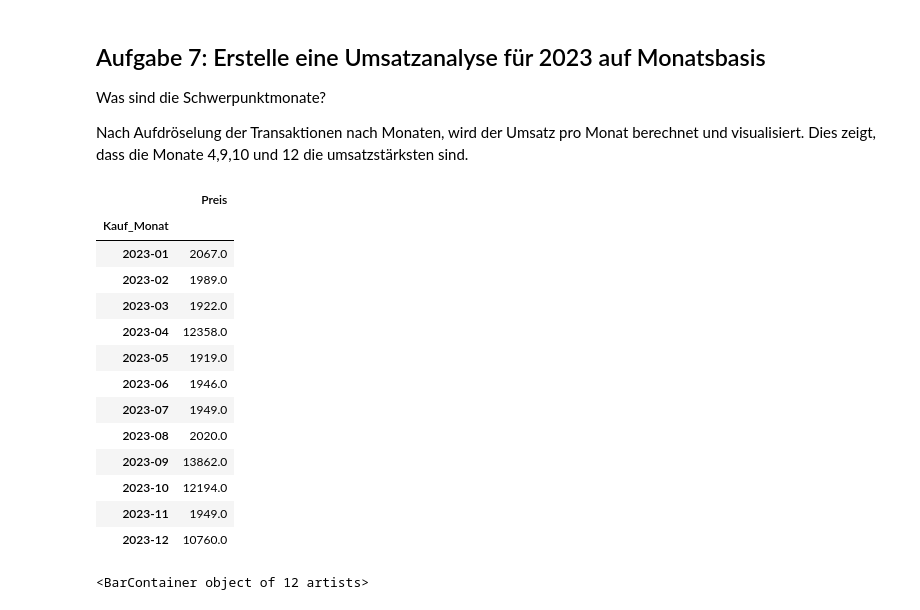
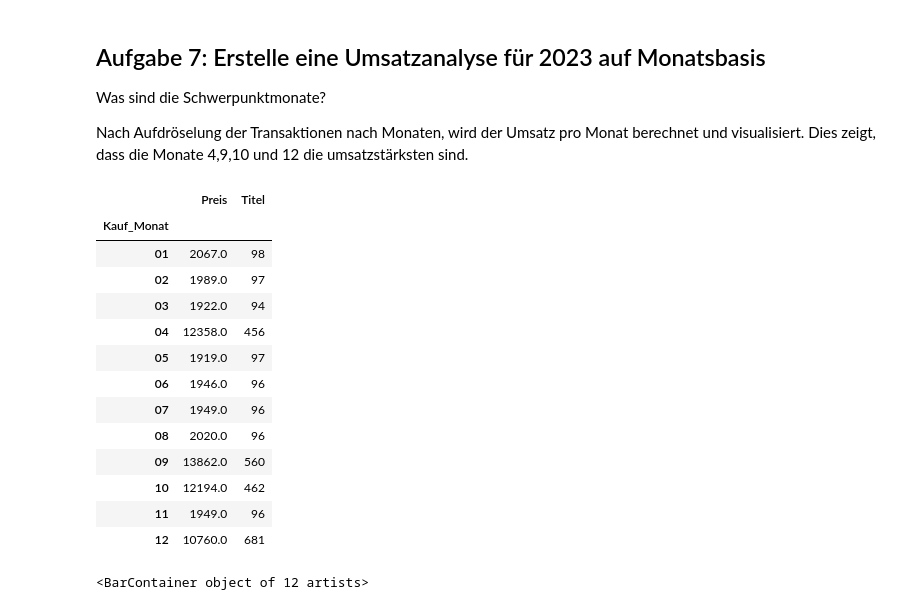
Before and after one commit to xTerradon/DHBW_DataScience, a Jupyter notebook: main.ipynb, the cells around one changed output. Saved outputs shown, nothing was run; the diff lists cells and outputs as text; code cells hidden in the pictures.

```diff
--- a/main.ipynb
+++ b/main.ipynb
@@ -272,3 +273,12 @@ produktdaten_extended.head()
 | 2 | 207 | Das Sprach-Lese-Buch 3 | Klaus Diedrichs | 22.0 | hard cover | Lehrbuch |
 | 3 | 208 | Das Sprach-Lese-Buch 4 | Klaus Diedrichs | 24.0 | hard cover | Lehrbuch |
 | 4 | 132 | 1000 spannende Fussballfakten | Daniel Kicker | 22.0 | hard cover | Sachbuch |
+# %%
+# diese information wird auch in merged_df eingefügt
+merged_df["Genre"] = None
+for i, row in merged_df.iterrows():
+    for category, titles in titel_clustering.items():
+        if row["Titel"] in titles:
+            merged_df.loc[i,"Genre"] = category
+            continue
+merged_df.head()
@@ -332,3 +349,12 @@ kundendaten_extended.head()
 | 2 | 23202 | Lena Ebert | 6 | Student | w | katholisch | 23 | ... |
 | 3 | 23203 | Kurt Funkel | 6 | Student | m | katholisch | 21 | ... |
 | 4 | 23204 | Eva Jäger | 7 | Student | w | konfessionslos | 22 | ... |
+# %%
+# diese information wird auch in merged_df eingefügt
+merged_df["Berufsgruppe"] = None
+for i, row in merged_df.iterrows():
+    for category, professions in beruf_clustering.items():
+        if row["Beruf"] in professions:
+            merged_df.loc[i,"Berufsgruppe"] = category
+            continue
+merged_df.head()
@@ -351,27 +384,25 @@ Was sind die Schwerpunktmonate?
 Nach Aufdröselung der Transaktionen nach Monaten, wird der Umsatz pro Monat berechnet und visualisiert.
 Dies zeigt, dass die Monate 4,9,10 und 12 die umsatzstärksten sind.
 # %%
-extended_df = merged_df.copy()
-extended_df['Kauf_Monat'] = pd.to_datetime(extended_df['Kauf_Datum']).dt.to_period('M')
-extended_df["Kauf_Woche"] = pd.to_datetime(extended_df['Kauf_Datum']).dt.to_period('W')
+merged_df['Kauf_Monat'] = pd.to_datetime(merged_df['Kauf_Datum']).dt.to_period('M').astype(str).str.replace("2023-","")
 
-grouped_monat = extended_df.groupby("Kauf_Monat").aggregate({"Preis":"sum"})
+grouped_monat = merged_df.groupby("Kauf_Monat").aggregate({"Preis":"sum","Titel":"count"})
 grouped_monat
 # %% [output]
-|  | Preis |
-| Kauf_Monat |  |
-| 2023-01 | 2067.0 |
-| 2023-02 | 1989.0 |
-| 2023-03 | 1922.0 |
-| 2023-04 | 12358.0 |
-| 2023-05 | 1919.0 |
-| 2023-06 | 1946.0 |
-| 2023-07 | 1949.0 |
-| 2023-08 | 2020.0 |
-| 2023-09 | 13862.0 |
-| 2023-10 | 12194.0 |
-| 2023-11 | 1949.0 |
-| 2023-12 | 10760.0 |
+|  | Preis | Titel |
+| Kauf_Monat |  |  |
+| 01 | 2067.0 | 98 |
+| 02 | 1989.0 | 97 |
+| 03 | 1922.0 | 94 |
+| 04 | 12358.0 | 456 |
+| 05 | 1919.0 | 97 |
+| 06 | 1946.0 | 96 |
+| 07 | 1949.0 | 96 |
+| 08 | 2020.0 | 96 |
+| 09 | 13862.0 | 560 |
+| 10 | 12194.0 | 462 |
+| 11 | 1949.0 | 96 |
+| 12 | 10760.0 | 681 |
 # %%
 plt.figure(figsize=(10,5))
 plt.title("Umsatzanalyse 2023")
```
Also changed, not shown: parts of 20 cells of this notebook.
